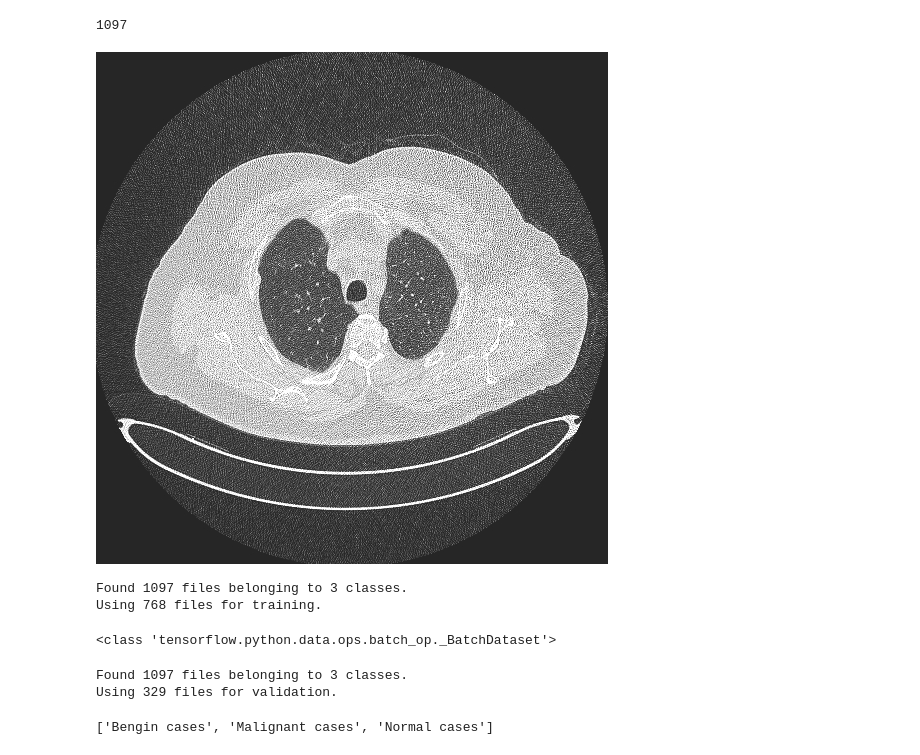
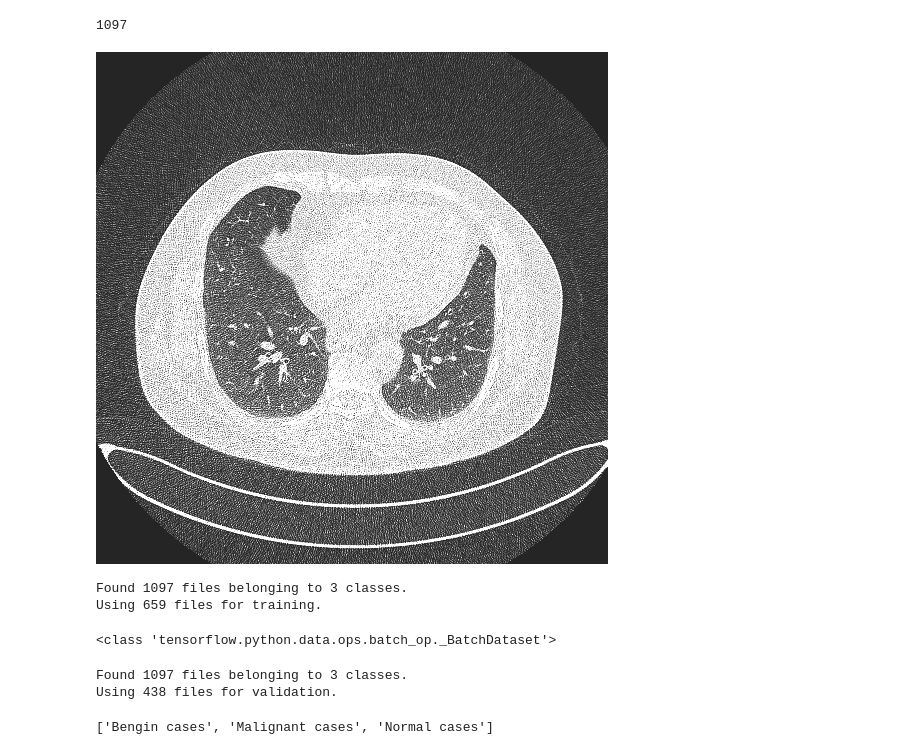
Before and after one commit to ACE-012/Machine-Learning, a Jupyter notebook: dataset.ipynb, the cells around one changed output. Cells and saved outputs as stored; diff of their text form; code cells hidden in the pictures.

```diff
--- a/dataset.ipynb
+++ b/dataset.ipynb
@@ -36,22 +36,22 @@ print(image_count)
 # %% [output]
 1097
 # %%
-bengin=list(data_dir.glob('Normal cases/*'))
+bengin=list(data_dir.glob('Bengin cases/*'))
 PIL.Image.open(str(bengin[1]))
 # %% [output]
-[figure, old version]
+[figure, new version]
 # %%
 # train_ds=ImageDataGenerator(zoom_range=0.2,shear_range=0.2,rescale=1/255,horizontal_flip=True).flow_from_directory(directory=path,target_size=(512,512),batch_size=)
 train_ds = tf.keras.utils.image_dataset_from_directory(
   data_dir,
-  validation_split=0.3,
+  validation_split=0.4,
   subset="training",
   seed=123,
   image_size=(512, 512),
   batch_size=32)
 # %% [output]
 Found 1097 files belonging to 3 classes.
-Using 768 files for training.
+Using 659 files for training.
 # %%
 print(type(train_ds))
 # %% [output]
@@ -59,14 +59,14 @@ print(type(train_ds))
 # %%
 val_ds = tf.keras.utils.image_dataset_from_directory(
   data_dir,
-  validation_split=0.3,
+  validation_split=0.4,
   subset="validation",
   seed=123,
   image_size=(512, 512),
   batch_size=32)
 # %% [output]
 Found 1097 files belonging to 3 classes.
-Using 329 files for validation.
+Using 438 files for validation.
 # %%
 class_names_ = train_ds.class_names # type: ignore
 print(class_names_)
```
Also changed, not shown: parts of 6 cells of this notebook, 3 other files.
